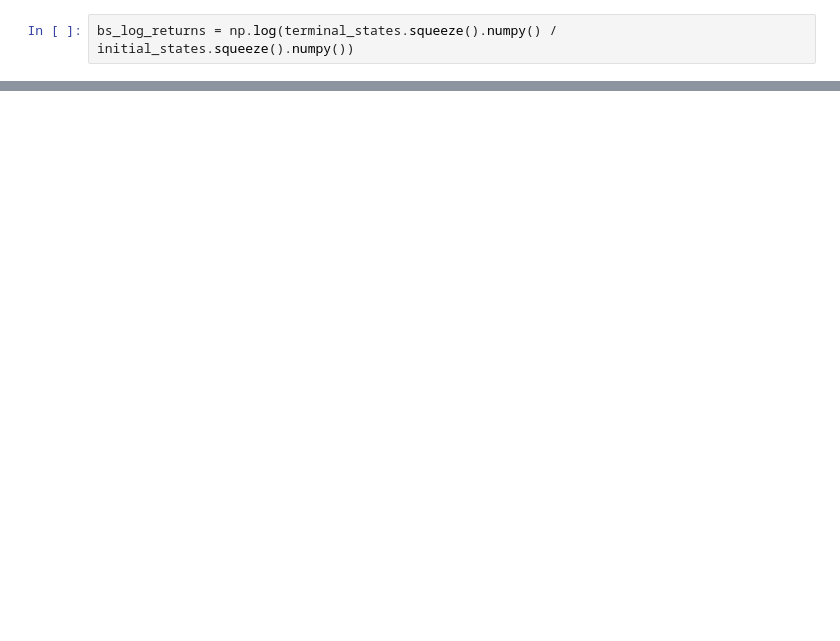
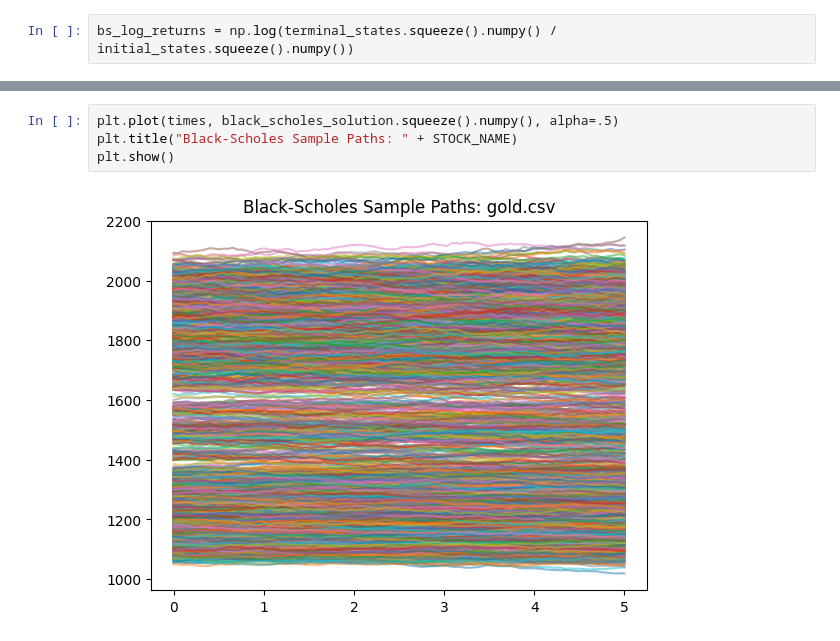
Before and after one commit to viviankessler/neural-sde, a Jupyter notebook: static_sde.ipynb, the cells around one changed output, grey strips where cells are left out. Saved outputs shown, nothing was run; the diff lists cells and outputs as text; blank space fills up the shorter version.

```diff
--- a/static_sde.ipynb
+++ b/static_sde.ipynb
@@ -32,0 +36,6 @@ plt.show()
+# %%
+plt.plot(times, black_scholes_solution.squeeze().numpy(), alpha=.5)
+plt.title("Black-Scholes Sample Paths: " + STOCK_NAME)
+plt.show()
+# %% [output]
+[figure, added]
```
Also changed, not shown: parts of 3 cells of this notebook, 6 other files.
